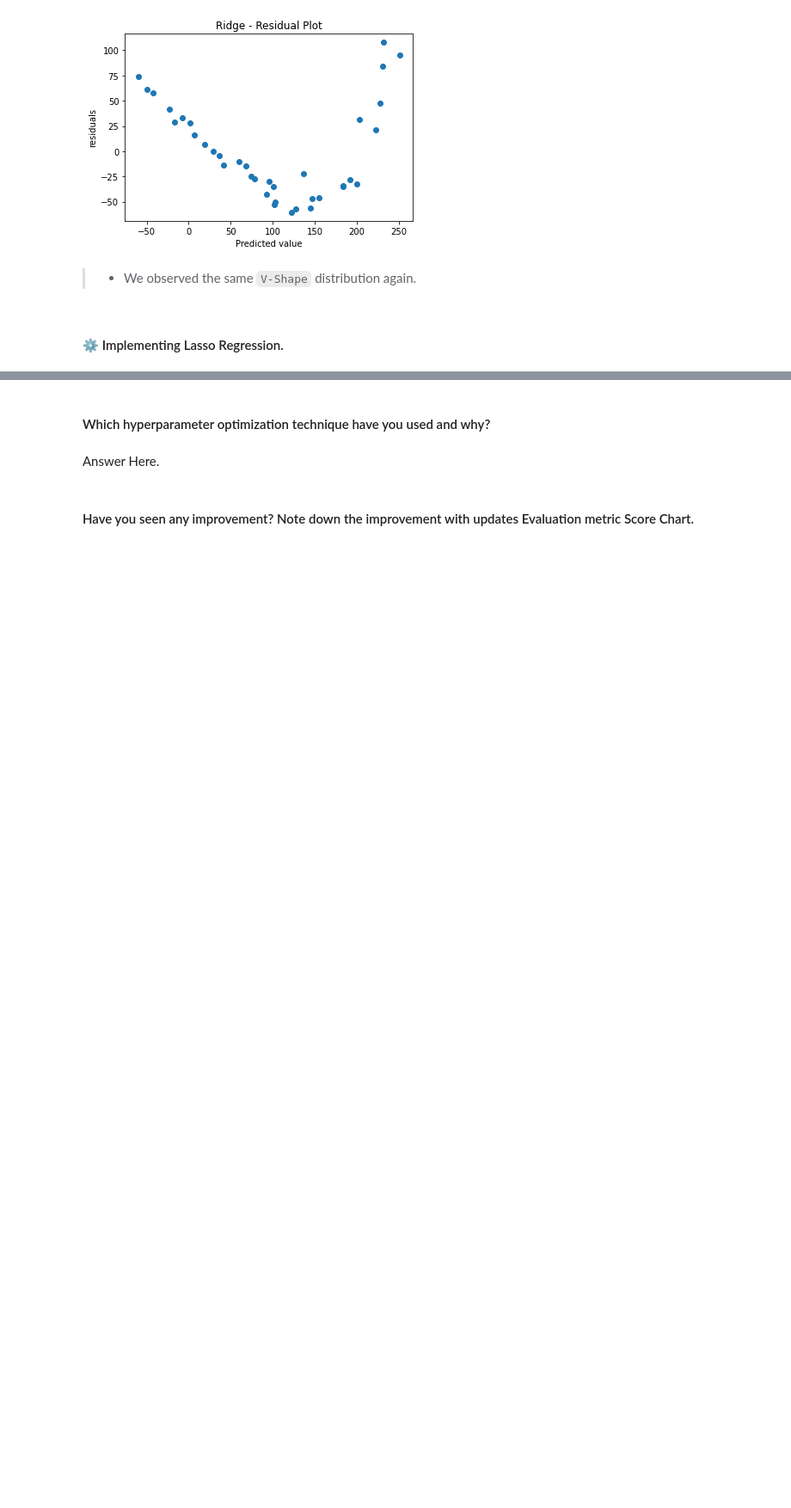
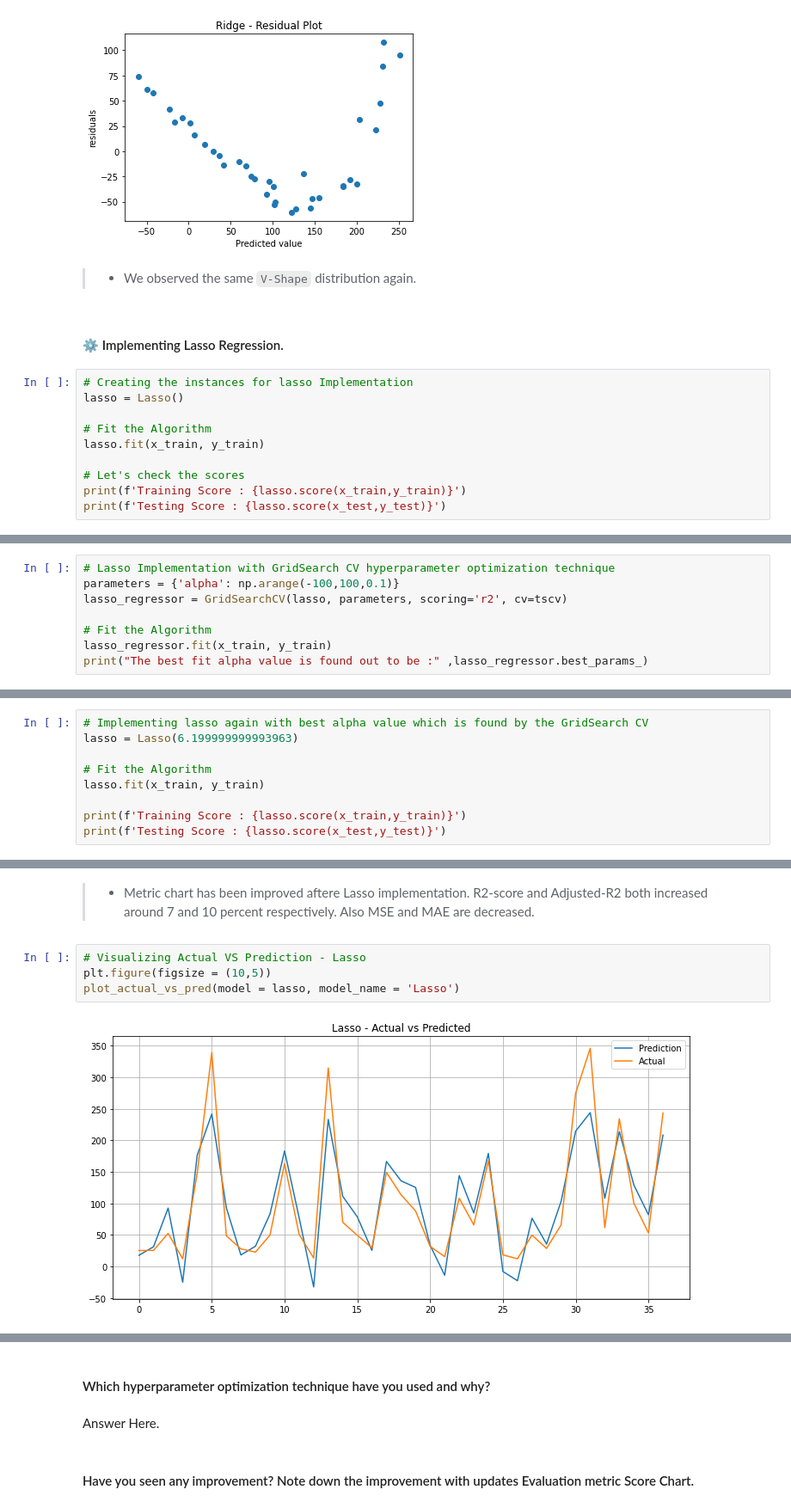
Before and after one commit to ashish-mali/Regression-Yes-Bank-Stock-Closing-Price-Prediction, a Jupyter notebook: Yes_Bank_Stock_Closing_Price_Prediction_Capstone_Project.ipynb, the cells around one changed output, grey strips where cells are left out. Shown at 86% size. Saved outputs shown, nothing was run; the diff lists cells and outputs as text; blank space fills up the shorter version.

Commit message:
Lasso Regression

```diff
--- a/Yes_Bank_Stock_Closing_Price_Prediction_Capstone_Project.ipynb
+++ b/Yes_Bank_Stock_Closing_Price_Prediction_Capstone_Project.ipynb
@@ -2442,3 +2442,13 @@ check_homoscedasticity(model = ridge, model_name = 'Ridge')
 >* We observed the same `V-Shape` distribution again.
 # %% [markdown]
 #### ⚙ Implementing Lasso Regression.
+# %%
+# Creating the instances for lasso Implementation
+lasso = Lasso()
+
+# Fit the Algorithm
+lasso.fit(x_train, y_train)
+
+# Let's check the scores
+print(f'Training Score : {lasso.score(x_train,y_train)}')
+print(f'Testing Score : {lasso.score(x_test,y_test)}')
@@ -2444,0 +2462,8 @@ check_homoscedasticity(model = ridge, model_name = 'Ridge')
+# %%
+# Lasso Implementation with GridSearch CV hyperparameter optimization technique
+parameters = {'alpha': np.arange(-100,100,0.1)}
+lasso_regressor = GridSearchCV(lasso, parameters, scoring='r2', cv=tscv)
+
+# Fit the Algorithm
+lasso_regressor.fit(x_train, y_train)
+print("The best fit alpha value is found out to be :" ,lasso_regressor.best_params_)
@@ -2444,0 +2472,9 @@ check_homoscedasticity(model = ridge, model_name = 'Ridge')
+# %%
+# Implementing lasso again with best alpha value which is found by the GridSearch CV
+lasso = Lasso(6.199999999993963)
+
+# Fit the Algorithm
+lasso.fit(x_train, y_train)
+
+print(f'Training Score : {lasso.score(x_train,y_train)}')
+print(f'Testing Score : {lasso.score(x_test,y_test)}')
@@ -2444,0 +2500,9 @@ check_homoscedasticity(model = ridge, model_name = 'Ridge')
+# %% [markdown]
+>* Metric chart has been improved aftere Lasso implementation.
+R2-score and Adjusted-R2 both increased around 7 and 10 percent respectively. Also MSE and MAE are decreased.
+# %%
+# Visualizing Actual VS Prediction - Lasso
+plt.figure(figsize = (10,5))
+plot_actual_vs_pred(model = lasso, model_name = 'Lasso')
+# %% [output]
+[figure, added]
```
Also changed, not shown: parts of 14 cells of this notebook.
